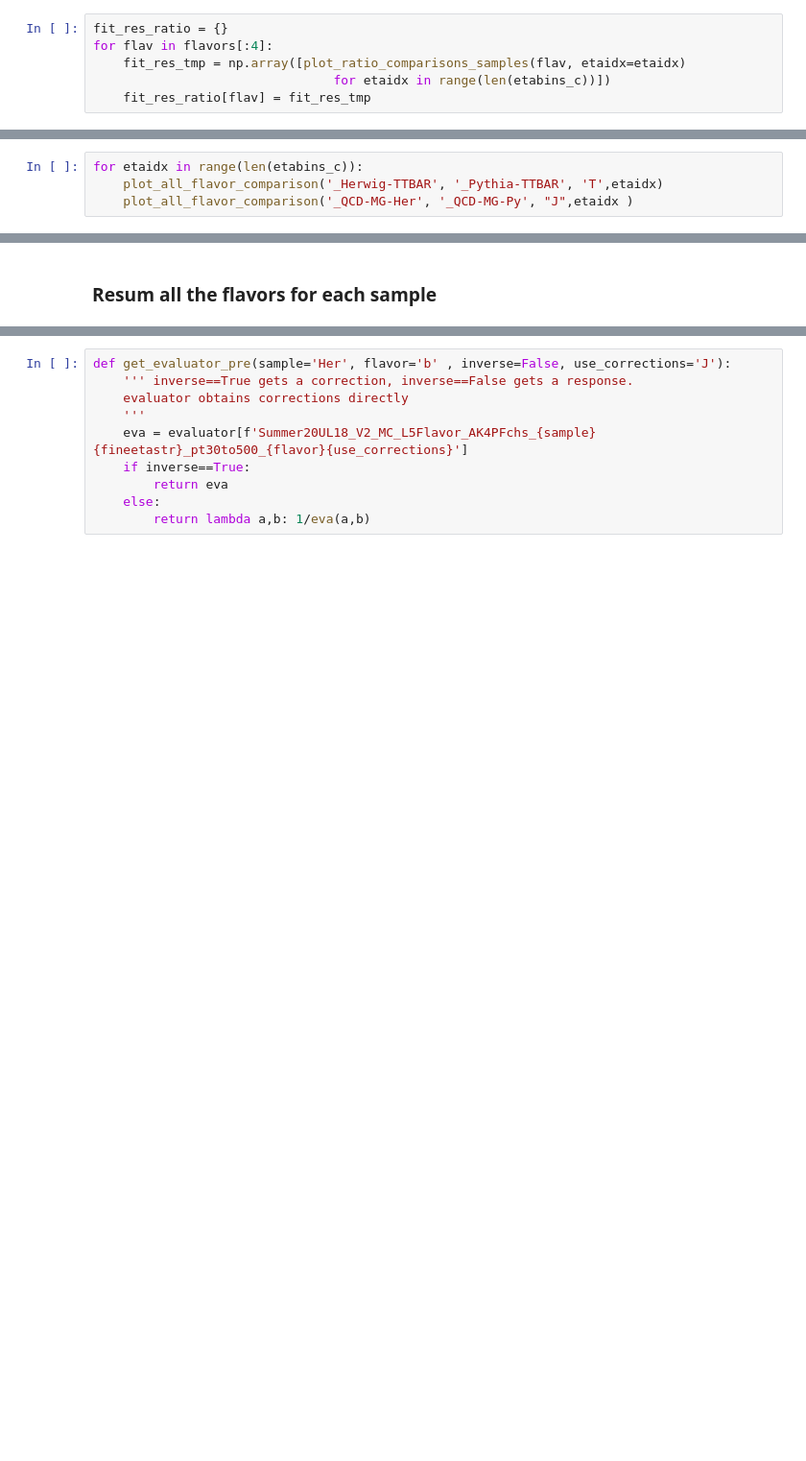
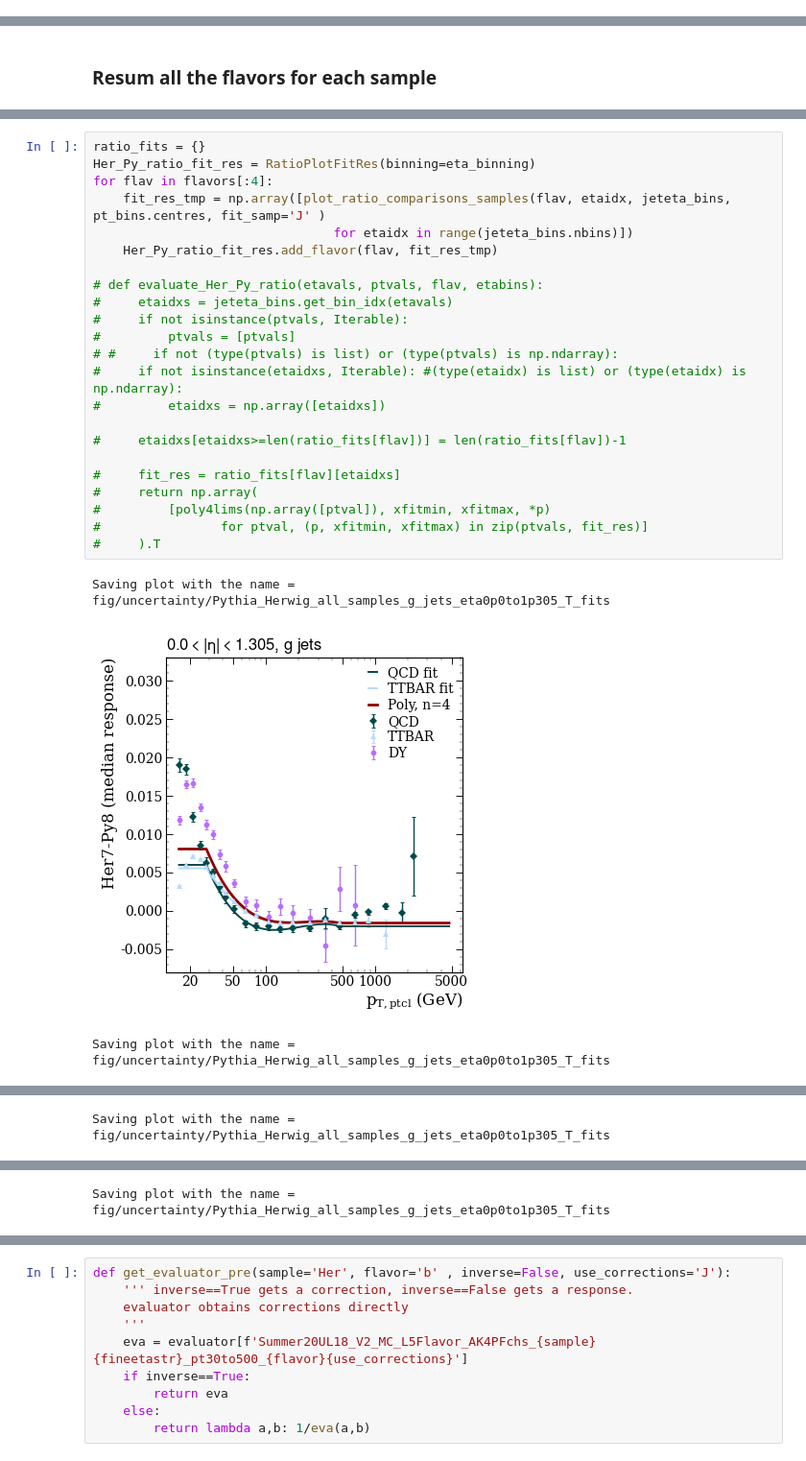
Before and after one commit to dsidirop1/JMECoffea, a Jupyter notebook: flavor_fractions_and_uncertainties.ipynb, the cells around one changed output, grey strips where cells are left out. Shown at 96% size. Cells and saved outputs as stored; diff of their text form; blank space fills up the shorter version.

```diff
--- a/flavor_fractions_and_uncertainties.ipynb
+++ b/flavor_fractions_and_uncertainties.ipynb
@@ -553,9 +690,3 @@ def plot_ratio_comparisons_samples(flav, etaidx, fit_samp='J'):
     plt.savefig(fig_name+'.png');
     plt.show()
     return [p_poly4, xfitmin, xfitmax]
-# %%
-fit_res_ratio = {}
-for flav in flavors[:4]:
-    fit_res_tmp = np.array([plot_ratio_comparisons_samples(flav, etaidx=etaidx)
-                                for etaidx in range(len(etabins_c))])
-    fit_res_ratio[flav] = fit_res_tmp
@@ -686,7 +803,3 @@ def plot_all_flavor_comparison(num_sample_name,
     plt.savefig(fig_name+'.pdf');
     plt.savefig(fig_name+'.png');
     plt.show();
-# %%
-for etaidx in range(len(etabins_c)):
-    plot_all_flavor_comparison('_Herwig-TTBAR', '_Pythia-TTBAR', 'T',etaidx)
-    plot_all_flavor_comparison('_QCD-MG-Her', '_QCD-MG-Py', "J",etaidx )
@@ -710,0 +851,27 @@ fineetastr = ''
+# %%
+ratio_fits = {}
+Her_Py_ratio_fit_res = RatioPlotFitRes(binning=eta_binning)
+for flav in flavors[:4]:
+    fit_res_tmp = np.array([plot_ratio_comparisons_samples(flav, etaidx, jeteta_bins, pt_bins.centres, fit_samp='J' )
+                                for etaidx in range(jeteta_bins.nbins)])
+    Her_Py_ratio_fit_res.add_flavor(flav, fit_res_tmp)
+
+# def evaluate_Her_Py_ratio(etavals, ptvals, flav, etabins):
+#     etaidxs = jeteta_bins.get_bin_idx(etavals)
+#     if not isinstance(ptvals, Iterable):
+#         ptvals = [ptvals]
+# #     if not (type(ptvals) is list) or (type(ptvals) is np.ndarray):
+#     if not isinstance(etaidxs, Iterable): #(type(etaidx) is list) or (type(etaidx) is np.ndarray):
+#         etaidxs = np.array([etaidxs])
+
+#     etaidxs[etaidxs>=len(ratio_fits[flav])] = len(ratio_fits[flav])-1
+
+#     fit_res = ratio_fits[flav][etaidxs]
+#     return np.array(
+#         [poly4lims(np.array([ptval]), xfitmin, xfitmax, *p)
+#                for ptval, (p, xfitmin, xfitmax) in zip(ptvals, fit_res)]
+#     ).T
+# %% [output]
+Saving plot with the name =  fig/uncertainty/Pythia_Herwig_all_samples_g_jets_eta0p0to1p305_T_fits
+[figure, added]
+Saving plot with the name =  fig/uncertainty/Pythia_Herwig_all_samples_g_jets_eta0p0to1p305_T_fits
@@ -710,0 +879 @@ fineetastr = ''
+Saving plot with the name =  fig/uncertainty/Pythia_Herwig_all_samples_g_jets_eta0p0to1p305_T_fits
@@ -710,0 +881 @@ fineetastr = ''
+Saving plot with the name =  fig/uncertainty/Pythia_Herwig_all_samples_g_jets_eta0p0to1p305_T_fits
```
Also changed, not shown: parts of 59 cells of this notebook, 9 other files.
